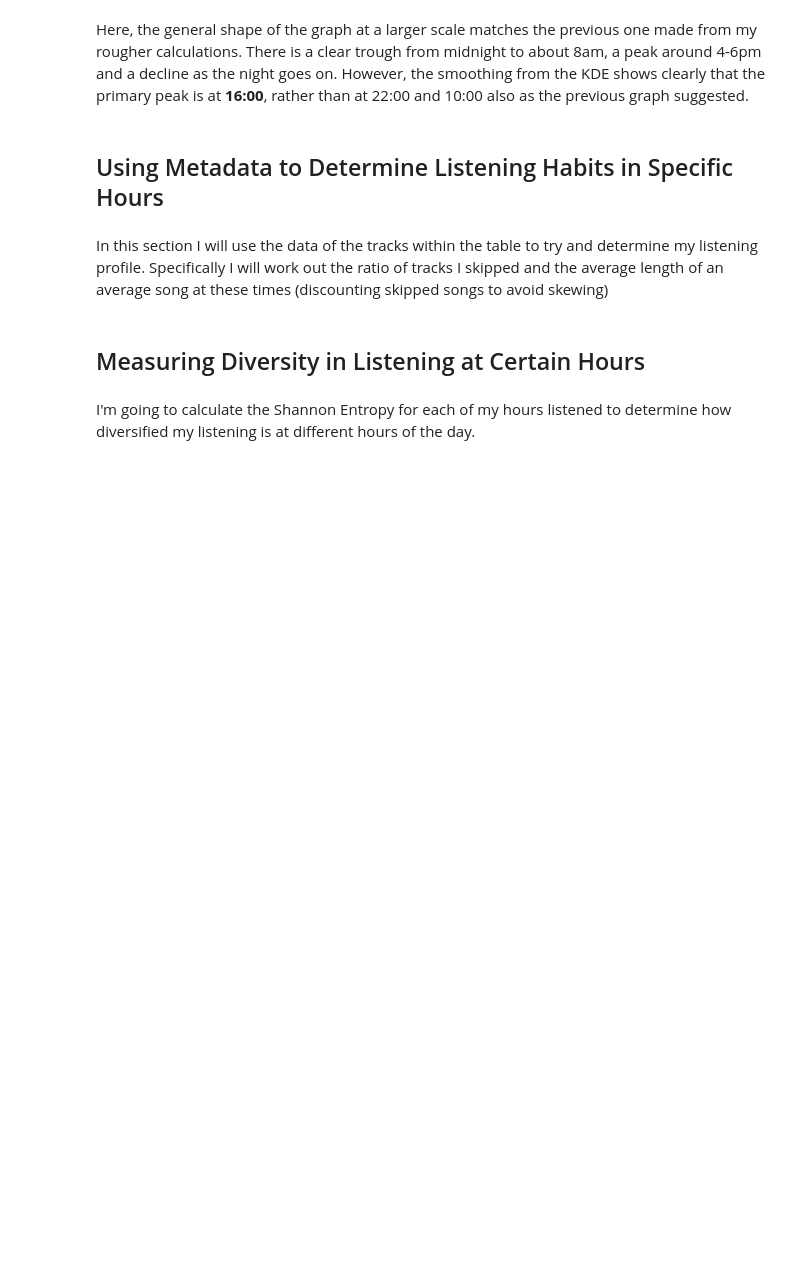
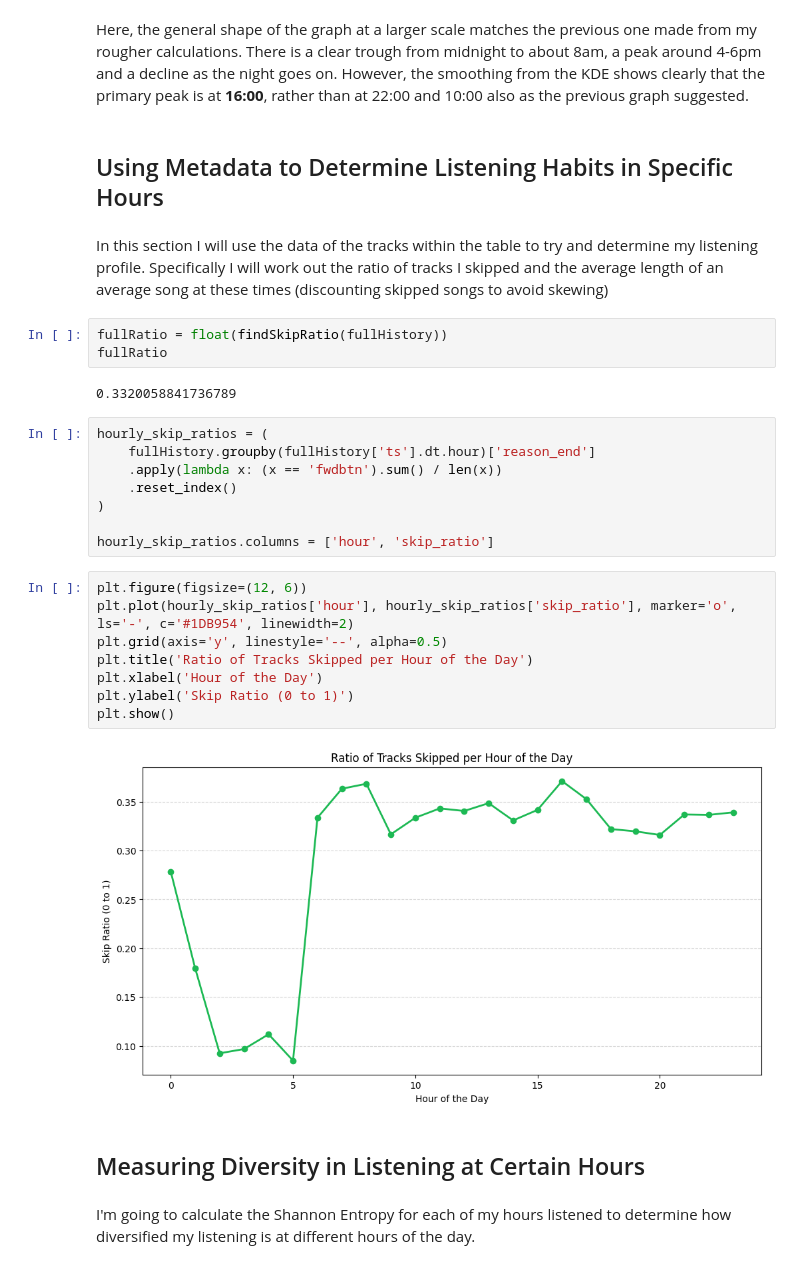
Before and after one commit to whatsername07/Data-Analysis-on-Spotify-Streaming-History, a Jupyter notebook: circadian.ipynb, the cells around one changed output. Cells and saved outputs as stored; diff of their text form; blank space fills up the shorter version.

Commit message:
Iterated through hours of the day to find skip ratio, rendered a graph comparing skip ratio to hours in the day

```diff
--- a/circadian.ipynb
+++ b/circadian.ipynb
@@ -161,6 +159,29 @@ Here, the general shape of the graph at a larger scale matches the previous one
 ## Using Metadata to Determine Listening Habits in Specific Hours
 # %% [markdown]
 In this section I will use the data of the tracks within the table to try and determine my listening profile. Specifically I will work out the ratio of tracks I skipped and the average length of an average song at these times (discounting skipped songs to avoid skewing)
+# %%
+fullRatio = float(findSkipRatio(fullHistory))
+fullRatio
+# %% [output]
+0.3320058841736789
+# %%
+hourly_skip_ratios = (
+    fullHistory.groupby(fullHistory['ts'].dt.hour)['reason_end']
+    .apply(lambda x: (x == 'fwdbtn').sum() / len(x))
+    .reset_index()
+)
+
+hourly_skip_ratios.columns = ['hour', 'skip_ratio']
+# %%
+plt.figure(figsize=(12, 6))
+plt.plot(hourly_skip_ratios['hour'], hourly_skip_ratios['skip_ratio'], marker='o', ls='-', c='#1DB954', linewidth=2)
+plt.grid(axis='y', linestyle='--', alpha=0.5)
+plt.title('Ratio of Tracks Skipped per Hour of the Day')
+plt.xlabel('Hour of the Day')
+plt.ylabel('Skip Ratio (0 to 1)')
+plt.show()
+# %% [output]
+[figure, added]
 # %% [markdown]
 ## Measuring Diversity in Listening at Certain Hours
 # %% [markdown]
```
Also changed, not shown: parts of 2 cells of this notebook.
